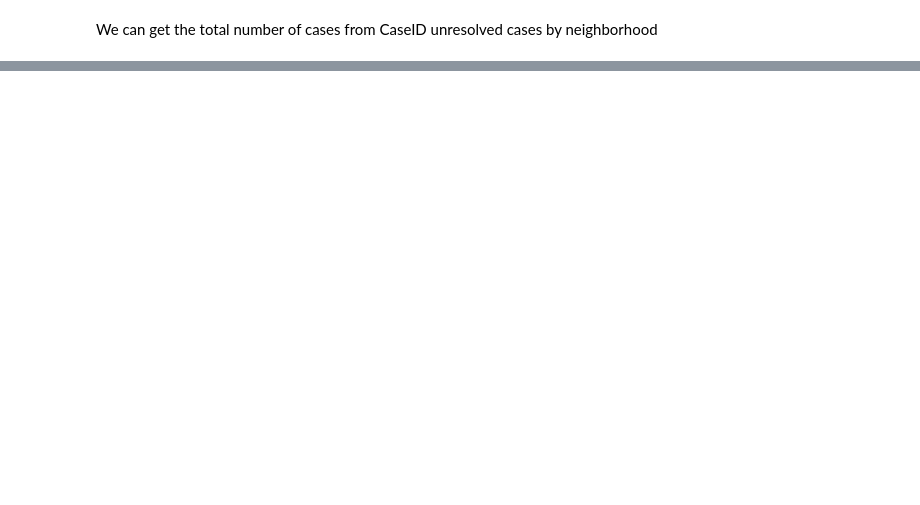
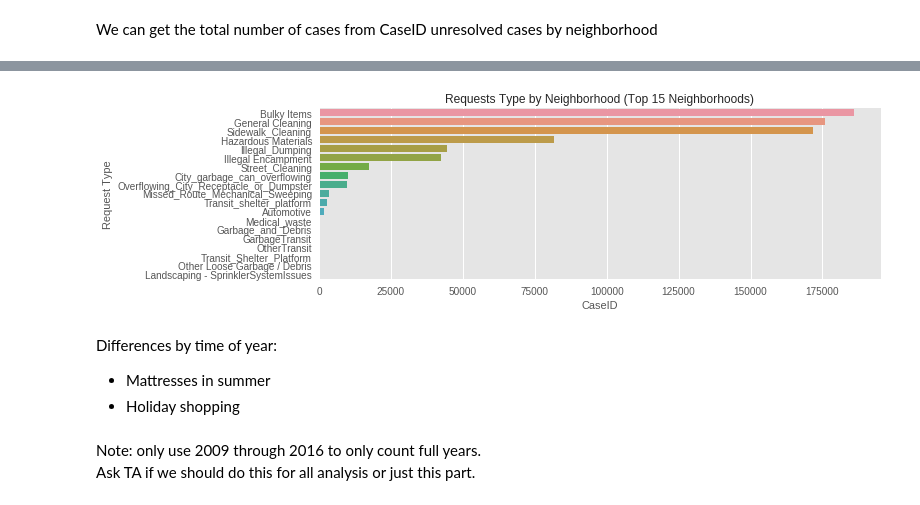
Before and after one commit to tjgordon/141B-Project, a Jupyter notebook: SF Street Cleaning Project.ipynb, the cells around one changed output, grey strips where cells are left out. Cells and saved outputs as stored; diff of their text form; code cells hidden in the pictures; blank space fills up the shorter version.

```diff
--- a/SF Street Cleaning Project.ipynb
+++ b/SF Street Cleaning Project.ipynb
@@ -143,0 +168,3 @@ counts.sort_values(by = "CaseID",
+# %%
+request_counts = street.groupby(by = "Request Type").count().reset_index().ix[:,["Request Type","CaseID"]].sort_values(by = "CaseID", ascending = False)
+request_counts.head()
@@ -143,0 +178,20 @@ counts.sort_values(by = "CaseID",
+# %%
+sns.set_context("notebook", rc={"font.size" : 40}) # font_scale=1.5
+ax = sns.factorplot(y = "Request Type",
+                    x = "CaseID",
+                    data = request_counts,
+                    kind = "bar",
+                    orient = "h",
+                    aspect = 3
+                   )#, size = 10)
+plt.title("Requests Type by Neighborhood (Top 15 Neighborhoods)")
+plt.show()
+# %% [output]
+[figure, added]
+# %% [markdown]
+Differences by time of year:
+- Mattresses in summer
+- Holiday shopping
+# %% [markdown]
+Note: only use 2009 through 2016 to only count full years.
+Ask TA if we should do this for all analysis or just this part.
```
Also changed, not shown: parts of 17 cells of this notebook, 2 other files.
